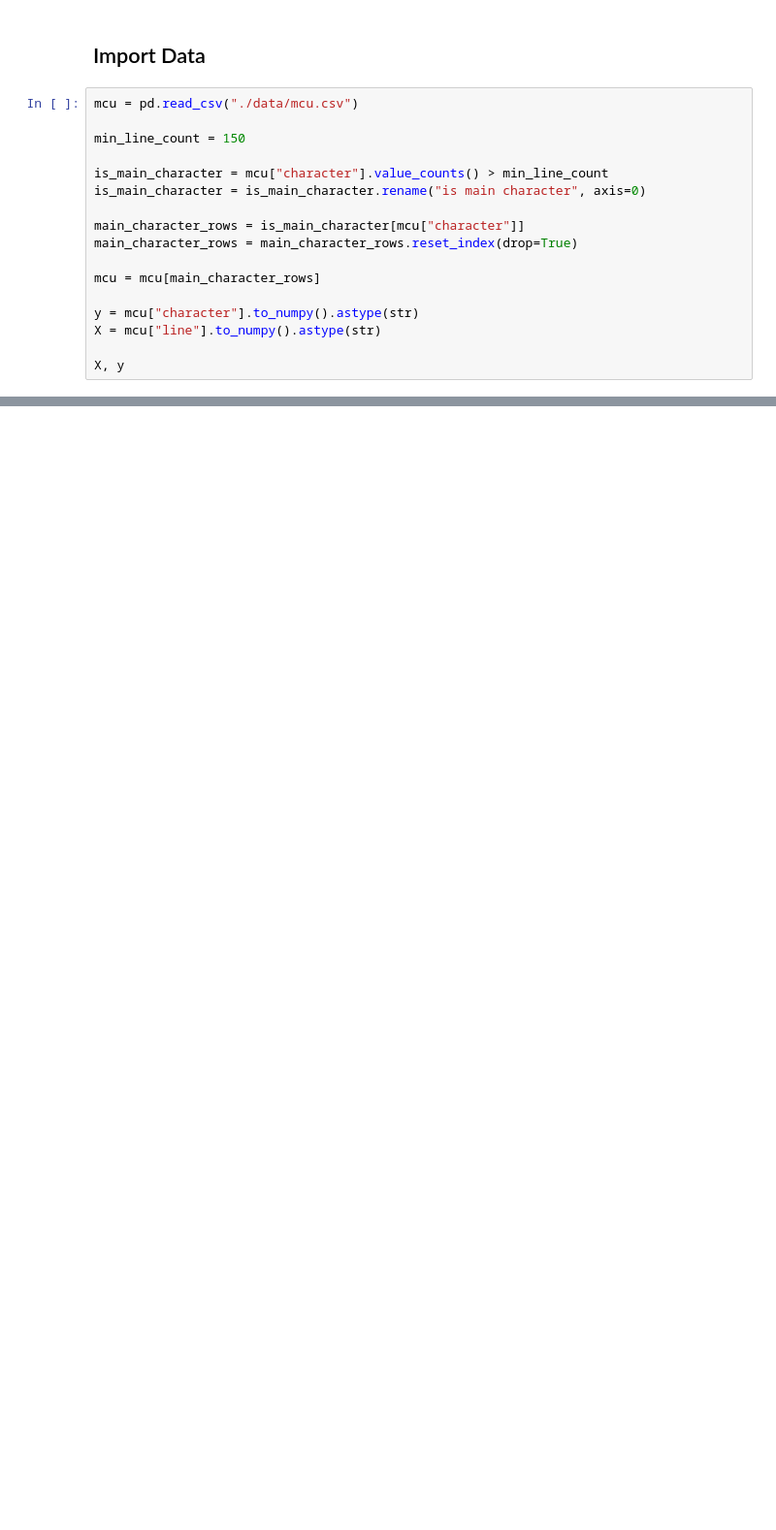
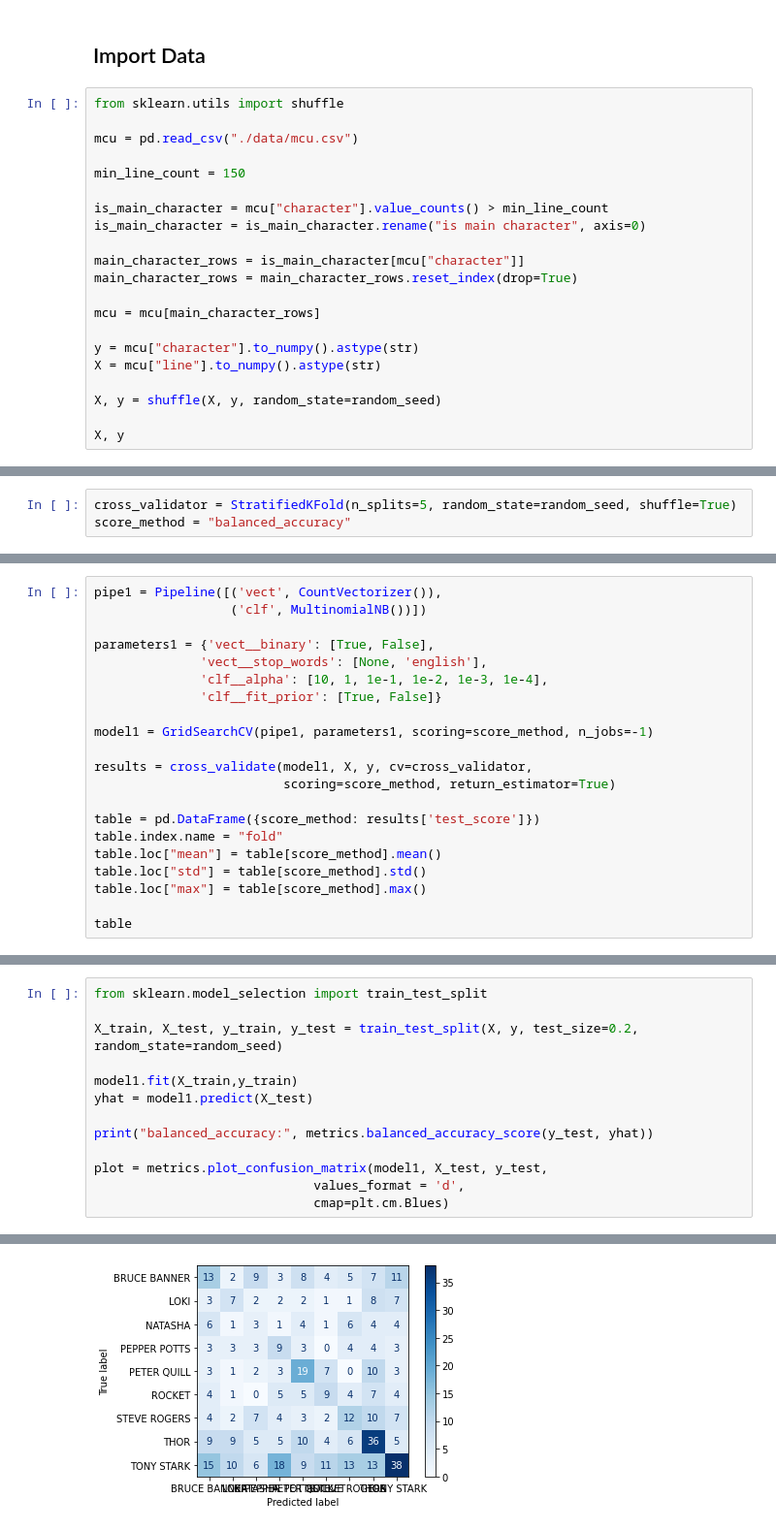
Before and after one commit to prestondunton/marvel-dialogue-nlp, a Jupyter notebook: Naive Bayes.ipynb, the cells around one changed output, grey strips where cells are left out. Shown: that part at 97% size. Cells and saved outputs as stored; diff of their text form; blank space fills up the shorter version.

Commit message:
Finished naive bayes model

```diff
--- a/Naive Bayes.ipynb
+++ b/Naive Bayes.ipynb
@@ -6,6 +8,8 @@ pd.set_option('display.max_colwidth', None)
 # %% [markdown]
 ## Import Data
 # %%
+from sklearn.utils import shuffle
+
 mcu = pd.read_csv("./data/mcu.csv")
 
 min_line_count = 150
@@ -21,5 +25,7 @@ mcu = mcu[main_character_rows]
 y = mcu["character"].to_numpy().astype(str)
 X = mcu["line"].to_numpy().astype(str)
 
+X, y = shuffle(X, y, random_state=random_seed)
+
 X, y
 # %% [output]
@@ -65,0 +54,3 @@ table
+# %%
+cross_validator = StratifiedKFold(n_splits=5, random_state=random_seed, shuffle=True)
+score_method = "balanced_accuracy"
@@ -106,0 +61,21 @@ plot = plot_confusion_matrix(gs_clf, X_test, y_test,
+# %%
+pipe1 = Pipeline([('vect', CountVectorizer()),
+                  ('clf', MultinomialNB())])
+
+parameters1 = {'vect__binary': [True, False],
+              'vect__stop_words': [None, 'english'],
+              'clf__alpha': [10, 1, 1e-1, 1e-2, 1e-3, 1e-4],
+              'clf__fit_prior': [True, False]}
+
+model1 = GridSearchCV(pipe1, parameters1, scoring=score_method, n_jobs=-1)
+
+results = cross_validate(model1, X, y, cv=cross_validator,
+                         scoring=score_method, return_estimator=True)
+
+table = pd.DataFrame({score_method: results['test_score']})
+table.index.name = "fold"
+table.loc["mean"] = table[score_method].mean()
+table.loc["std"] = table[score_method].std()
+table.loc["max"] = table[score_method].max()
+
+table
@@ -106,0 +134,14 @@ plot = plot_confusion_matrix(gs_clf, X_test, y_test,
+# %%
+from sklearn.model_selection import train_test_split
+
+X_train, X_test, y_train, y_test = train_test_split(X, y, test_size=0.2, random_state=random_seed)
+
+model1.fit(X_train,y_train)
+yhat = model1.predict(X_test)
+
+print("balanced_accuracy:", metrics.balanced_accuracy_score(y_test, yhat))
+
+plot = metrics.plot_confusion_matrix(model1, X_test, y_test,
+                             values_format = 'd',
+                             cmap=plt.cm.Blues)
+# %% [output]
@@ -106,0 +149 @@ plot = plot_confusion_matrix(gs_clf, X_test, y_test,
+[figure, added]
```
Also changed, not shown: parts of 21 cells of this notebook, 1 other file.
